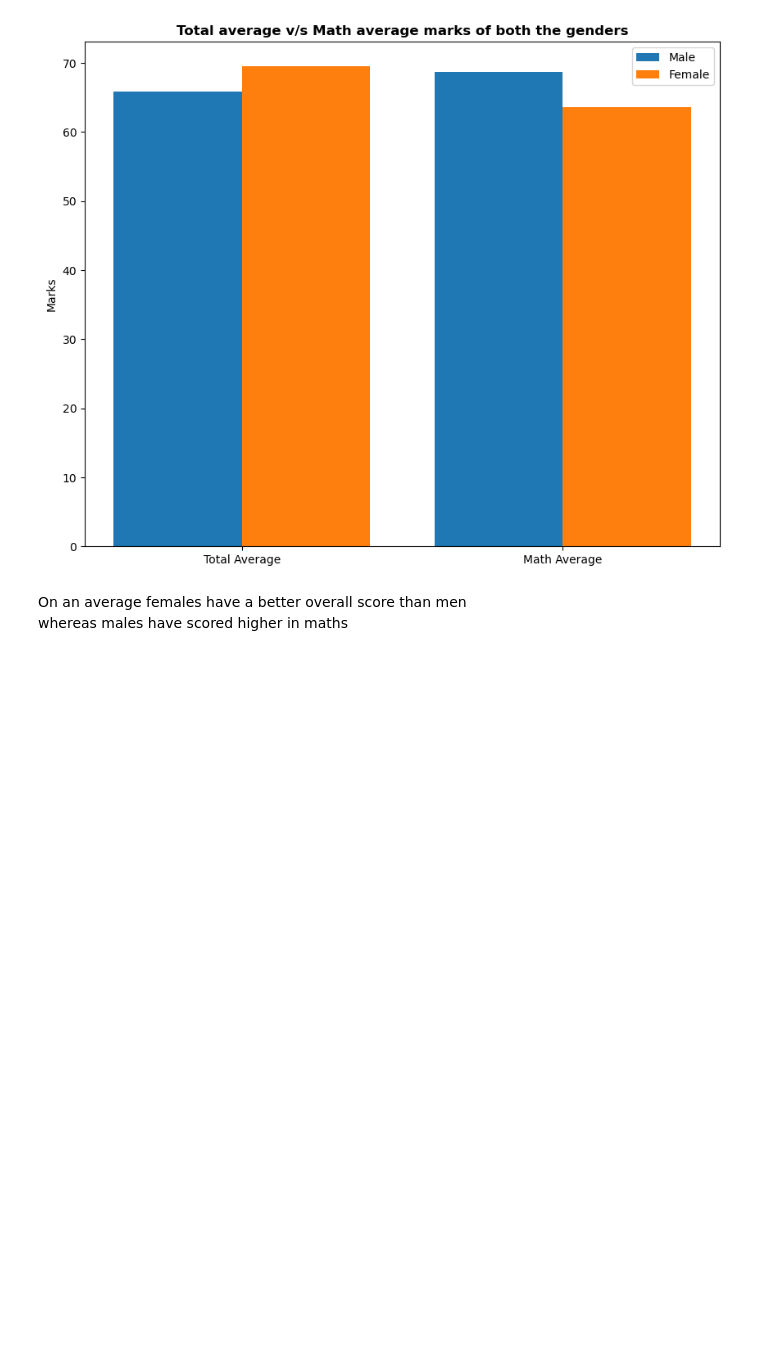
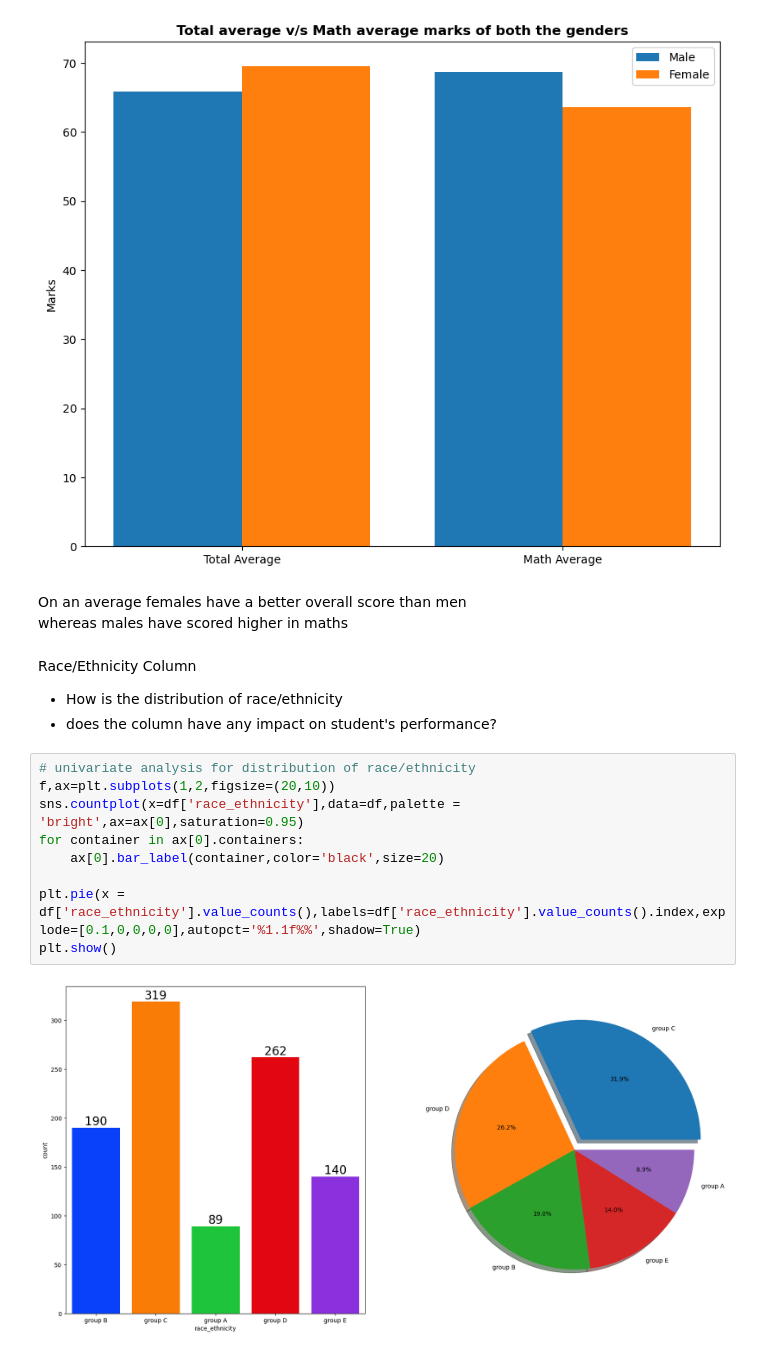
Before and after one commit to Nitishpatil27/ML-Project, a Jupyter notebook: notebook/1 . EDA STUDENT PERFORMANCE .ipynb, the cells around one changed output. Saved outputs shown, nothing was run; the diff lists cells and outputs as text; blank space fills up the shorter version.

```diff
--- a/notebook/1 . EDA STUDENT PERFORMANCE .ipynb
+++ b/notebook/1 . EDA STUDENT PERFORMANCE .ipynb
@@ -382,3 +379,18 @@ plt.show()
 # %% [markdown]
 On an average females have a better overall score than men
 whereas males have scored higher in maths
+# %% [markdown]
+Race/Ethnicity Column
+- How is the distribution of race/ethnicity
+- does the column have any impact on student's performance?
+# %%
+# univariate analysis for distribution of race/ethnicity
+f,ax=plt.subplots(1,2,figsize=(20,10))
+sns.countplot(x=df['race_ethnicity'],data=df,palette = 'bright',ax=ax[0],saturation=0.95)
+for container in ax[0].containers:
+    ax[0].bar_label(container,color='black',size=20)
+
+plt.pie(x = df['race_ethnicity'].value_counts(),labels=df['race_ethnicity'].value_counts().index,explode=[0.1,0,0,0,0],autopct='%1.1f%%',shadow=True)
+plt.show()
+# %% [output]
+[figure, added]
```
Also changed, not shown: parts of 24 cells of this notebook, 5 other files.
